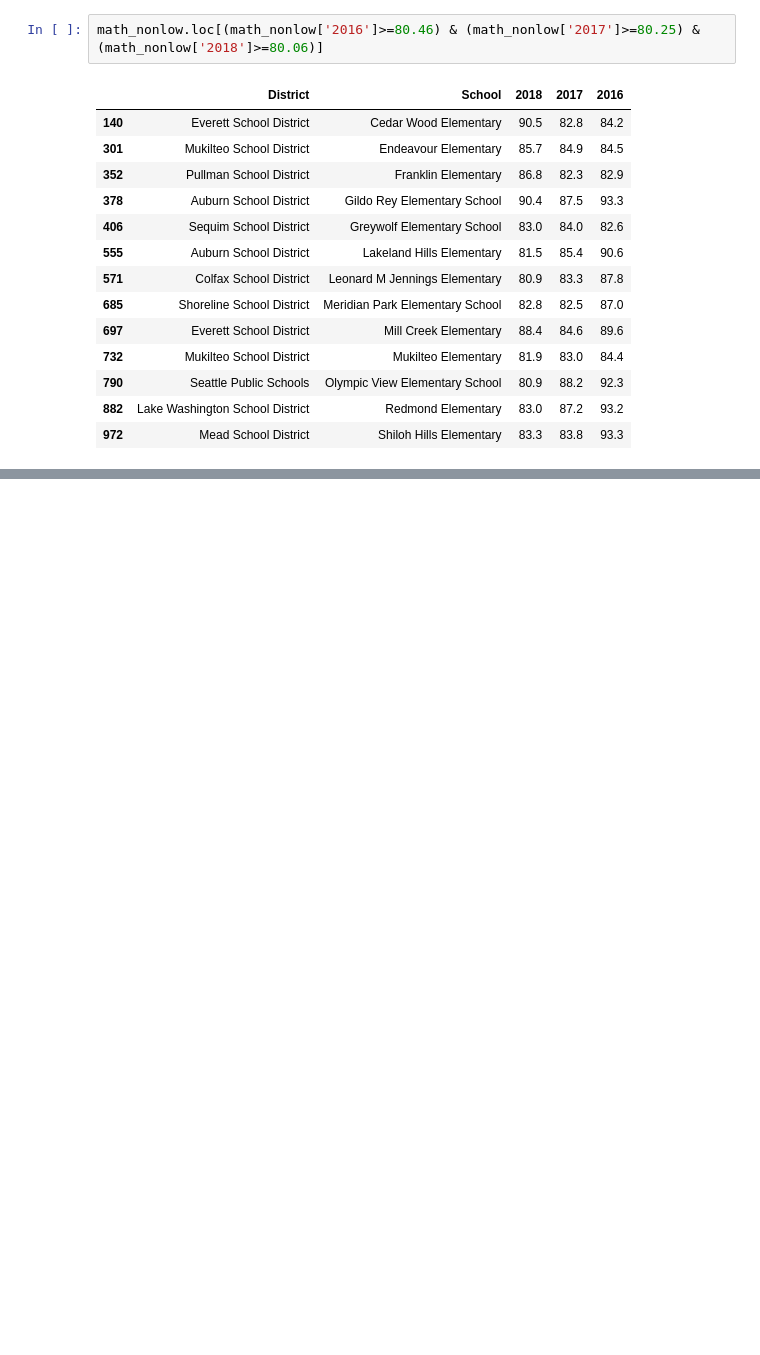
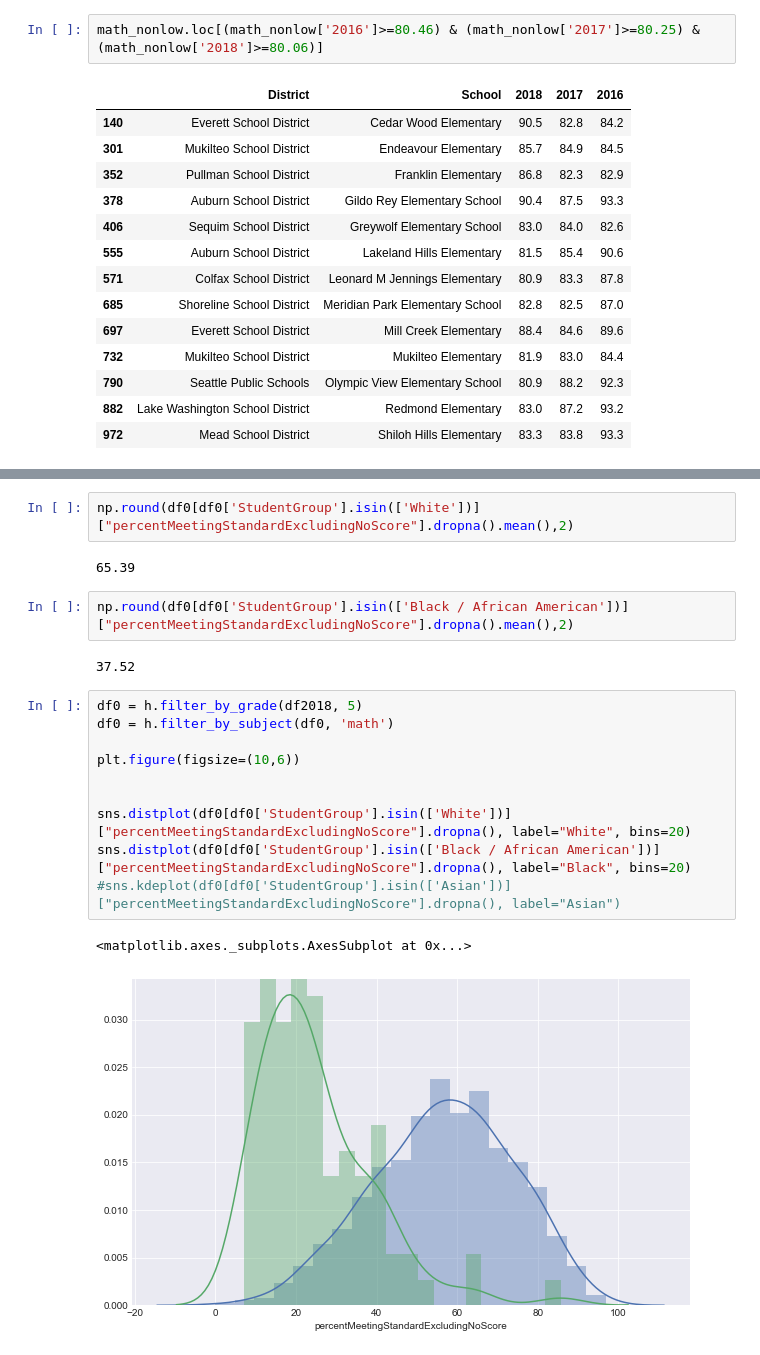
Before and after one commit to sachbhat/school-analysis, a Jupyter notebook: Test Success Rates of 3rd Graders in Washington.ipynb, the cells around one changed output, grey strips where cells are left out. Drawn from its saved outputs; the diff is of its cells as text; blank space fills up the shorter version.

```diff
--- a/Test Success Rates of 3rd Graders in Washington.ipynb
+++ b/Test Success Rates of 3rd Graders in Washington.ipynb
@@ -543,0 +549,21 @@ df0[df0['StudentGroup'].isin(race)][['StudentGroup','Subject','percentMeetingSta
+# %%
+np.round(df0[df0['StudentGroup'].isin(['White'])]["percentMeetingStandardExcludingNoScore"].dropna().mean(),2)
+# %% [output]
+65.39
+# %%
+np.round(df0[df0['StudentGroup'].isin(['Black / African American'])]["percentMeetingStandardExcludingNoScore"].dropna().mean(),2)
+# %% [output]
+37.52
+# %%
+df0 = h.filter_by_grade(df2018, 5)
+df0 = h.filter_by_subject(df0, 'math')
+
+plt.figure(figsize=(10,6))
+
+
+sns.distplot(df0[df0['StudentGroup'].isin(['White'])]["percentMeetingStandardExcludingNoScore"].dropna(), label="White", bins=20)
+sns.distplot(df0[df0['StudentGroup'].isin(['Black / African American'])]["percentMeetingStandardExcludingNoScore"].dropna(), label="Black", bins=20)
+#sns.kdeplot(df0[df0['StudentGroup'].isin(['Asian'])]["percentMeetingStandardExcludingNoScore"].dropna(), label="Asian")
+# %% [output]
+<matplotlib.axes._subplots.AxesSubplot at 0x...>
+[figure, added]
```
Also changed, not shown: parts of 18 cells of this notebook, 4 other files.
